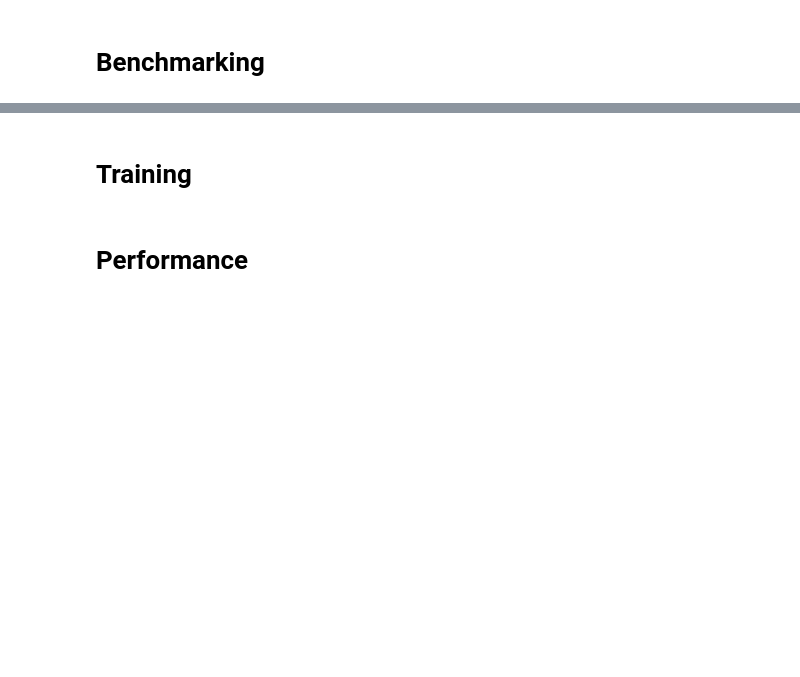
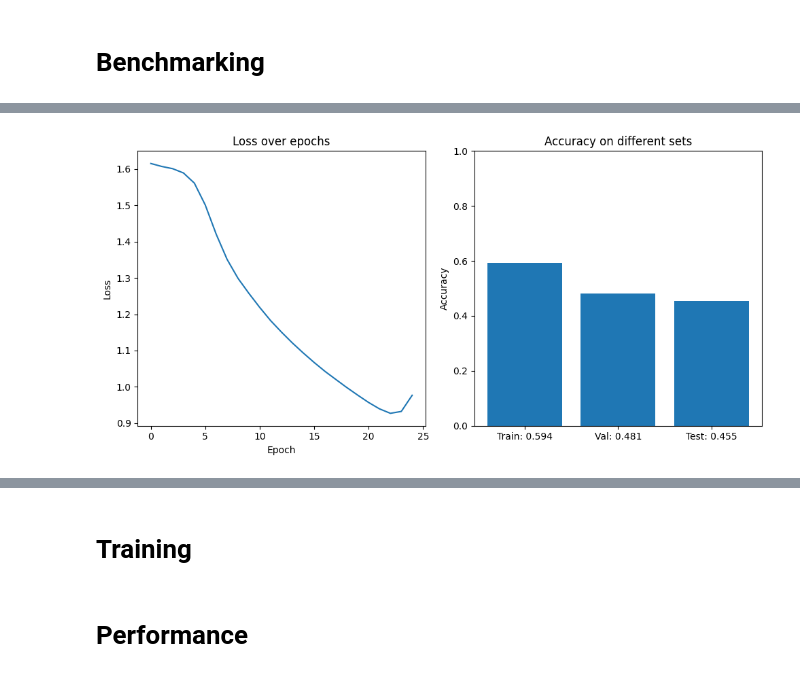
Before and after one commit to wumphlett/ML-Project, a Jupyter notebook: project.ipynb, the cells around one changed output, grey strips where cells are left out. Drawn from its saved outputs; the diff is of its cells as text; code cells hidden in the pictures; blank space fills up the shorter version.

```diff
--- a/project.ipynb
+++ b/project.ipynb
@@ -167,0 +152,20 @@ MLPClassifier(activation='logistic', early_stopping=True,
+# %%
+training_score = sklearn_mlp.score(X_train, y_train)
+validation_score = sklearn_mlp.score(X_val, y_val)
+test_score = sklearn_mlp.score(X_test, y_test)
+fig, (ax1, ax2) = plt.subplots(1,2, figsize=(10,5))
+
+ax1.plot(sklearn_mlp.loss_curve_)
+ax1.set_title("Loss over epochs")
+ax1.set_xlabel("Epoch")
+ax1.set_ylabel("Loss")
+
+ax2.bar([f"Train: {training_score:.3f}", f"Val: {validation_score:.3f}", f"Test: {test_score:.3f}"],
+    [training_score, validation_score, test_score])
+ax2.set_title("Accuracy on different sets")
+ax2.set_ylabel("Accuracy")
+ax2.set_ylim(0,1)
+
+fig.tight_layout()
+# %% [output]
+[figure, added]
```
Also changed, not shown: parts of 22 cells of this notebook, 5 other files.
